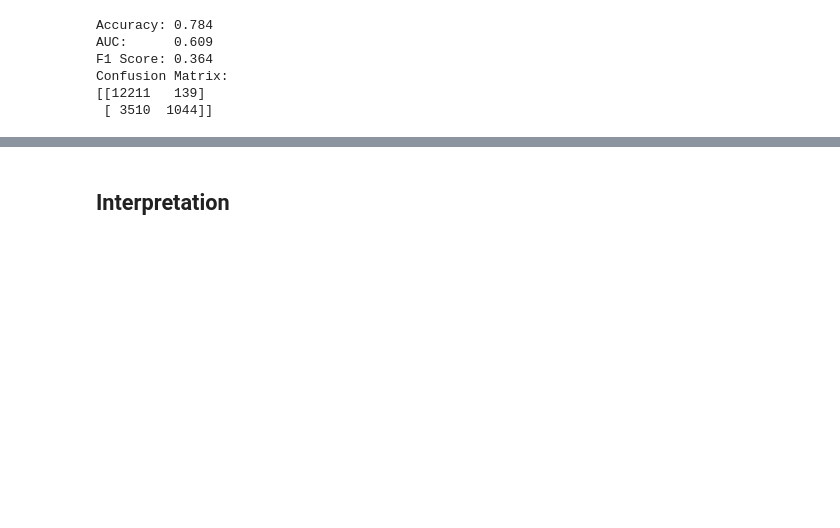
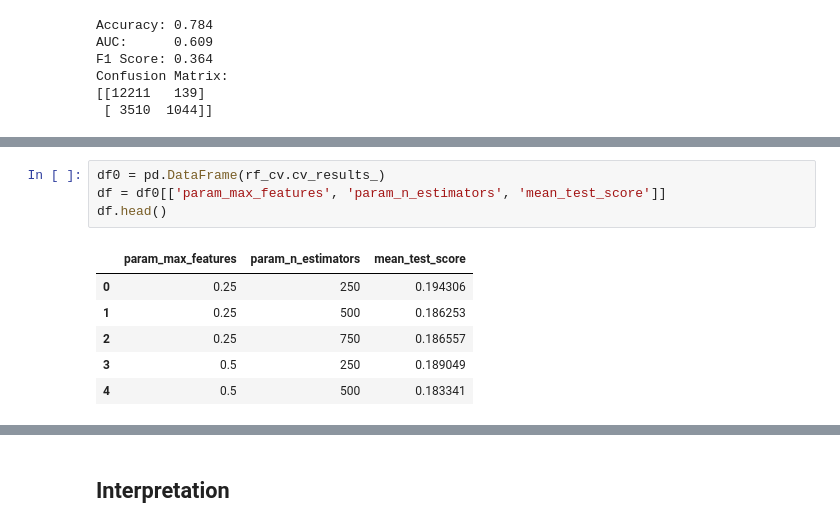
Before and after one commit to alvinjeffery/Bios8366_project, a Jupyter notebook: code/machine_learning.ipynb, the cells around one changed output, grey strips where cells are left out. Cells and saved outputs as stored; diff of their text form; blank space fills up the shorter version.

```diff
--- a/code/machine_learning.ipynb
+++ b/code/machine_learning.ipynb
@@ -229,0 +297,11 @@ Confusion Matrix:
+# %%
+df0 = pd.DataFrame(rf_cv.cv_results_)
+df = df0[['param_max_features', 'param_n_estimators', 'mean_test_score']]
+df.head()
+# %% [output]
+|  | param_max_features | param_n_estimators | mean_test_score |
+| 0 | 0.25 | 250 | 0.194306 |
+| 1 | 0.25 | 500 | 0.186253 |
+| 2 | 0.25 | 750 | 0.186557 |
+| 3 | 0.5 | 250 | 0.189049 |
+| 4 | 0.5 | 500 | 0.183341 |
```
Also changed, not shown: parts of 7 cells of this notebook.
